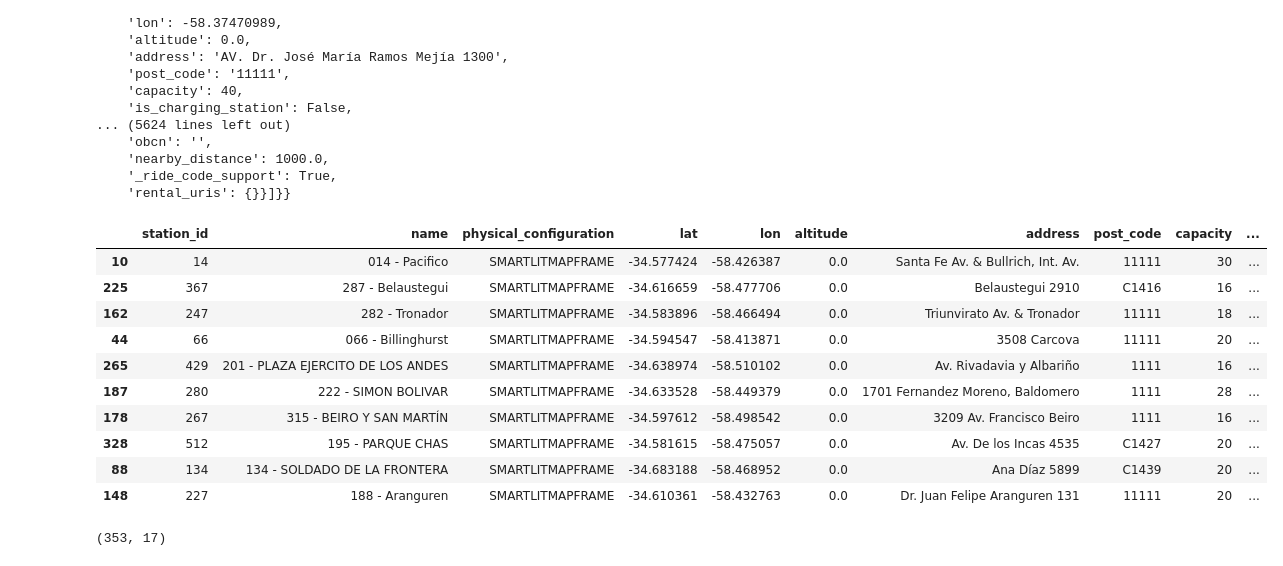
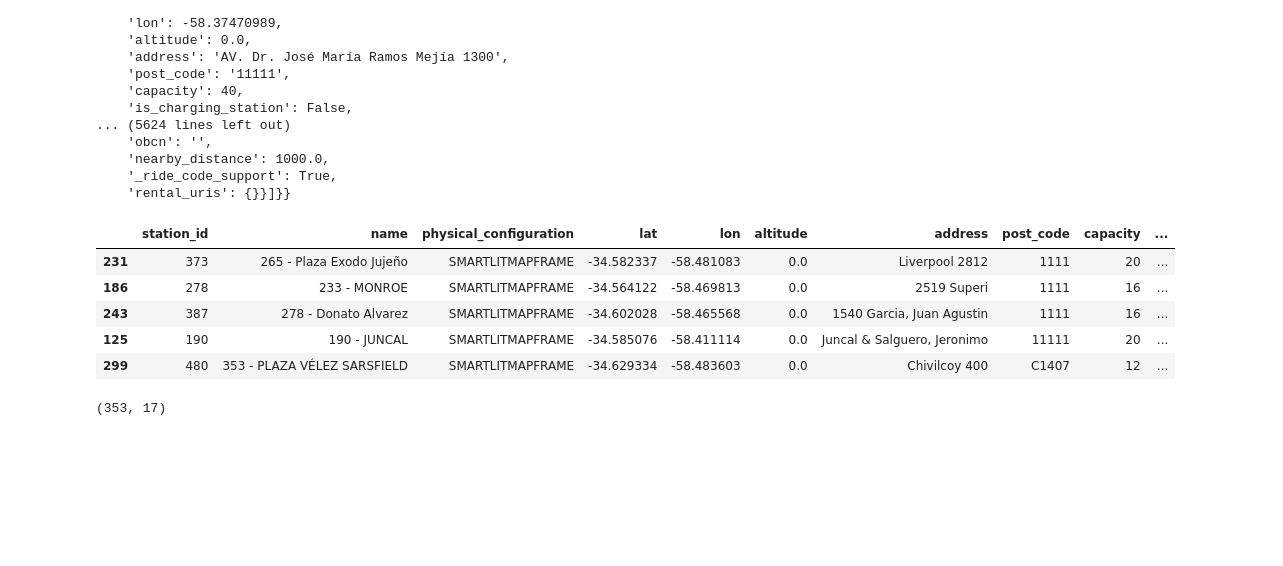
Before and after one commit to c-gonzalez-a/DataEngineeringCoder, a Jupyter notebook: main.ipynb, the cells around one changed output. Cells and saved outputs as stored; diff of their text form; code cells hidden in the pictures; blank space fills up the shorter version.

```diff
--- a/main.ipynb
+++ b/main.ipynb
@@ -522,20 +524,15 @@ json_ecobiciSI
 # %%
 data_ecobiciSI= json_ecobiciSI['data']['stations']
 df_ecobiciSI = pd.DataFrame(data_ecobiciSI)
 
-df_ecobiciSI.sample(n=10)
+df_ecobiciSI.sample(n=5)
 # %% [output]
 |  | station_id | name | physical_configuration | lat | lon | altitude | address | post_code | capacity | ... |
-| 10 | 14 | 014 - Pacifico | SMARTLITMAPFRAME | -34.577424 | -58.426387 | 0.0 | Santa Fe Av. & Bullrich, Int. Av. | 11111 | 30 | ... |
-| 225 | 367 | 287 - Belaustegui | SMARTLITMAPFRAME | -34.616659 | -58.477706 | 0.0 | Belaustegui 2910 | C1416 | 16 | ... |
-| 162 | 247 | 282 - Tronador | SMARTLITMAPFRAME | -34.583896 | -58.466494 | 0.0 | Triunvirato Av. & Tronador | 11111 | 18 | ... |
-| 44 | 66 | 066 - Billinghurst | SMARTLITMAPFRAME | -34.594547 | -58.413871 | 0.0 | 3508 Carcova | 11111 | 20 | ... |
-| 265 | 429 | 201 - PLAZA EJERCITO DE LOS ANDES | SMARTLITMAPFRAME | -34.638974 | -58.510102 | 0.0 | Av. Rivadavia y Albariño | 1111 | 16 | ... |
-| 187 | 280 | 222 - SIMON BOLIVAR | SMARTLITMAPFRAME | -34.633528 | -58.449379 | 0.0 | 1701 Fernandez Moreno, Baldomero | 1111 | 28 | ... |
-| 178 | 267 | 315 - BEIRO Y SAN MARTÍN | SMARTLITMAPFRAME | -34.597612 | -58.498542 | 0.0 | 3209 Av. Francisco Beiro | 1111 | 16 | ... |
-| 328 | 512 | 195 - PARQUE CHAS | SMARTLITMAPFRAME | -34.581615 | -58.475057 | 0.0 | Av. De los Incas 4535 | C1427 | 20 | ... |
-| 88 | 134 | 134 - SOLDADO DE LA FRONTERA | SMARTLITMAPFRAME | -34.683188 | -58.468952 | 0.0 | Ana Díaz 5899 | C1439 | 20 | ... |
-| 148 | 227 | 188 - Aranguren | SMARTLITMAPFRAME | -34.610361 | -58.432763 | 0.0 | Dr. Juan Felipe Aranguren 131 | 11111 | 20 | ... |
+| 231 | 373 | 265 - Plaza Exodo Jujeño | SMARTLITMAPFRAME | -34.582337 | -58.481083 | 0.0 | Liverpool 2812 | 1111 | 20 | ... |
+| 186 | 278 | 233 - MONROE | SMARTLITMAPFRAME | -34.564122 | -58.469813 | 0.0 | 2519 Superi | 1111 | 16 | ... |
+| 243 | 387 | 278 - Donato Alvarez | SMARTLITMAPFRAME | -34.602028 | -58.465568 | 0.0 | 1540 Garcia, Juan Agustin | 1111 | 16 | ... |
+| 125 | 190 | 190 - JUNCAL | SMARTLITMAPFRAME | -34.585076 | -58.411114 | 0.0 | Juncal & Salguero, Jeronimo | 11111 | 20 | ... |
+| 299 | 480 | 353 - PLAZA VÉLEZ SARSFIELD | SMARTLITMAPFRAME | -34.629334 | -58.483603 | 0.0 | Chivilcoy 400 | C1407 | 12 | ... |
 # %%
 df_ecobiciSI.shape
 # %% [output]
```
Also changed, not shown: parts of 14 cells of this notebook.
